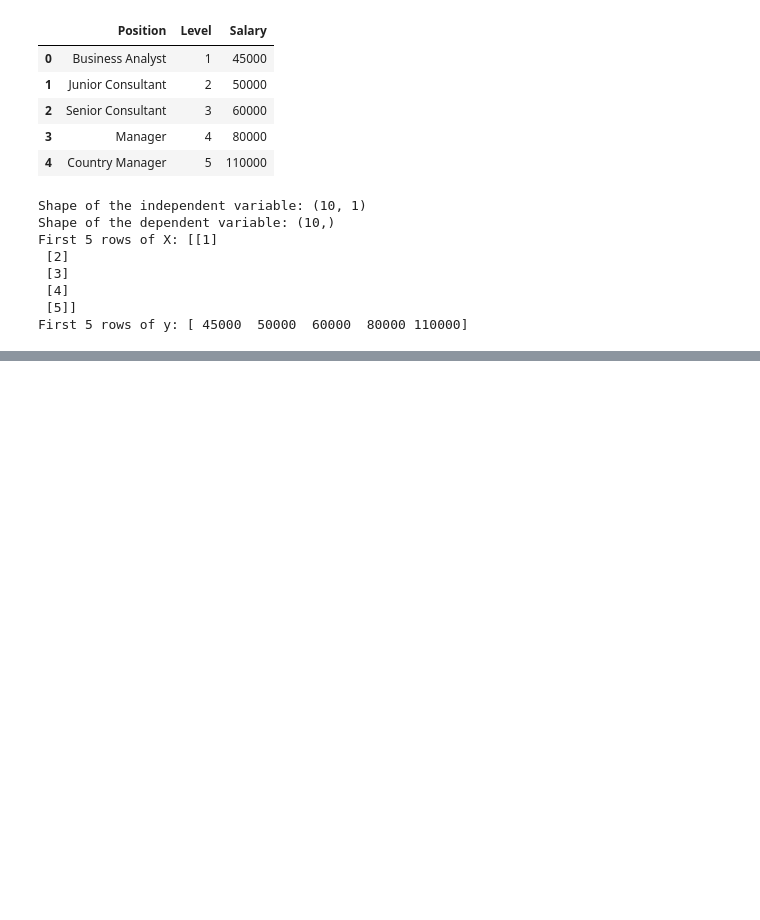
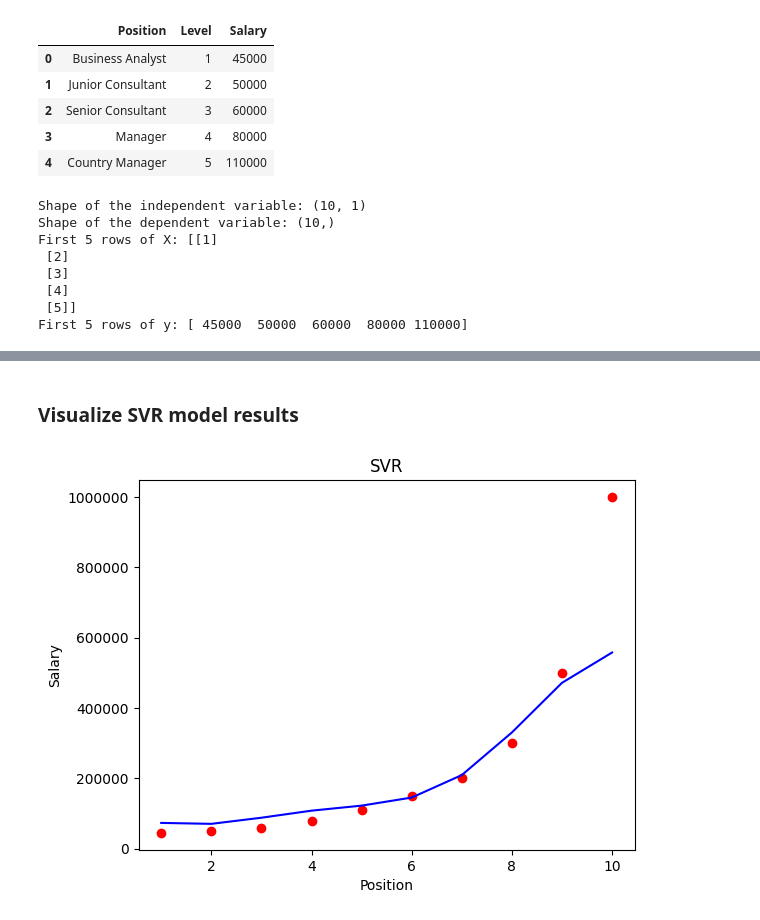
Before and after one commit to mohikhsan/learnml, a Jupyter notebook: regression/svr.ipynb, the cells around one changed output, grey strips where cells are left out. Cells and saved outputs as stored; diff of their text form; code cells hidden in the pictures; blank space fills up the shorter version.

```diff
--- a/regression/svr.ipynb
+++ b/regression/svr.ipynb
@@ -32,8 +40,8 @@ dataset.head()
 | 4 | Country Manager | 5 | 110000 |
 # %%
 # split dataset into dependent and independent variables
-X = dataset.iloc[:, 1:2].values
-y = dataset.iloc[:, 2].values
+X = dataset.iloc[:, 1:-1].values
+y = dataset.iloc[:, -1].values
 
 # view the shape of the dataset
 print(f'Shape of the independent variable: {X.shape}')
@@ -53,0 +99,18 @@ First 5 rows of y: [ 45000  50000  60000  80000 110000]
+# %%
+# build SVR model
+svr_reg = SVR(kernel='rbf')
+svr_reg.fit(X, y)
+
+# predict the result
+y_pred = svr_reg.predict(X)
+
+# view the predicted result
+print(f'Predicted result: {y_pred}')
+
+# compare the predicted result with the actual result
+y_out = np.concatenate((y_pred.reshape(-1, 1), y.reshape(-1, 1)), 1)
+print(f'Predicted vs Actual result: {y_out}')
+
+# evaluate the model
+print(f'Mean Squared Error: {mean_squared_error(y, y_pred)}')
+print(f'R2 Score: {r2_score(y, y_pred)}')
@@ -53,0 +134,6 @@ First 5 rows of y: [ 45000  50000  60000  80000 110000]
+# %%
+# reverse feature scaling
+y_pred_inverse = sc_y.inverse_transform(y_pred.reshape(-1, 1))
+
+# view the predicted result
+print(f'Predicted result: {y_pred_inverse}')
@@ -53,0 +151,18 @@ First 5 rows of y: [ 45000  50000  60000  80000 110000]
+# %% [markdown]
+### Visualize SVR model results
+# %%
+# inverse feature scaling for X and y
+X_inverse = sc_X.inverse_transform(X)
+y_inverse = sc_y.inverse_transform(y)
+
+
+# visualize the SVR result
+plt.scatter(X_inverse, y_inverse, color='red')
+plt.plot(X_inverse, y_pred_inverse, color='blue')
+plt.title('SVR')
+plt.xlabel('Position')
+plt.ylabel('Salary')
+plt.ticklabel_format(style='plain')
+plt.show()
+# %% [output]
+[figure, added]
```
Also changed, not shown: parts of 10 cells of this notebook, 2 other files.
